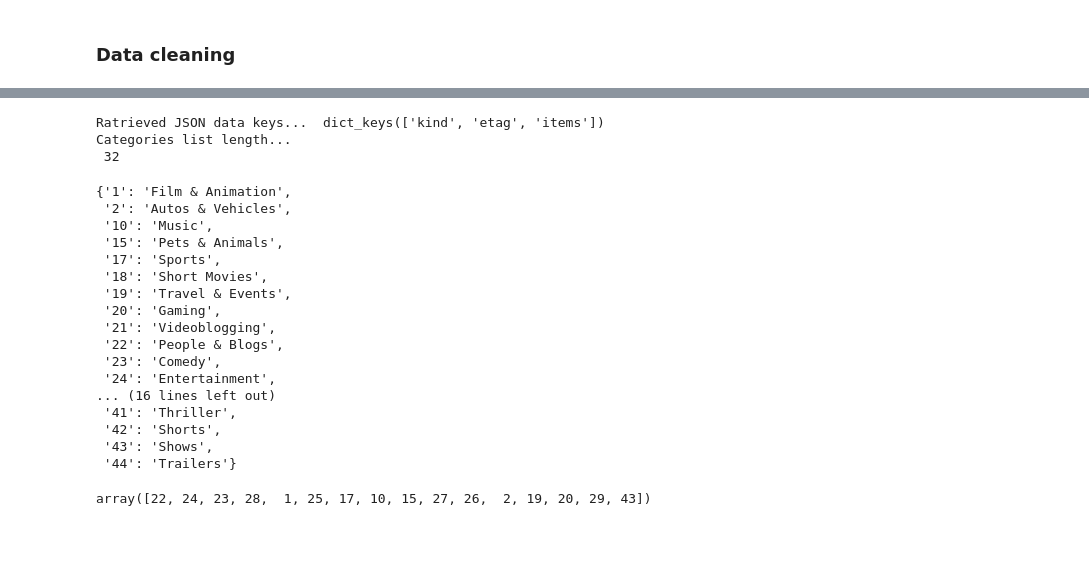
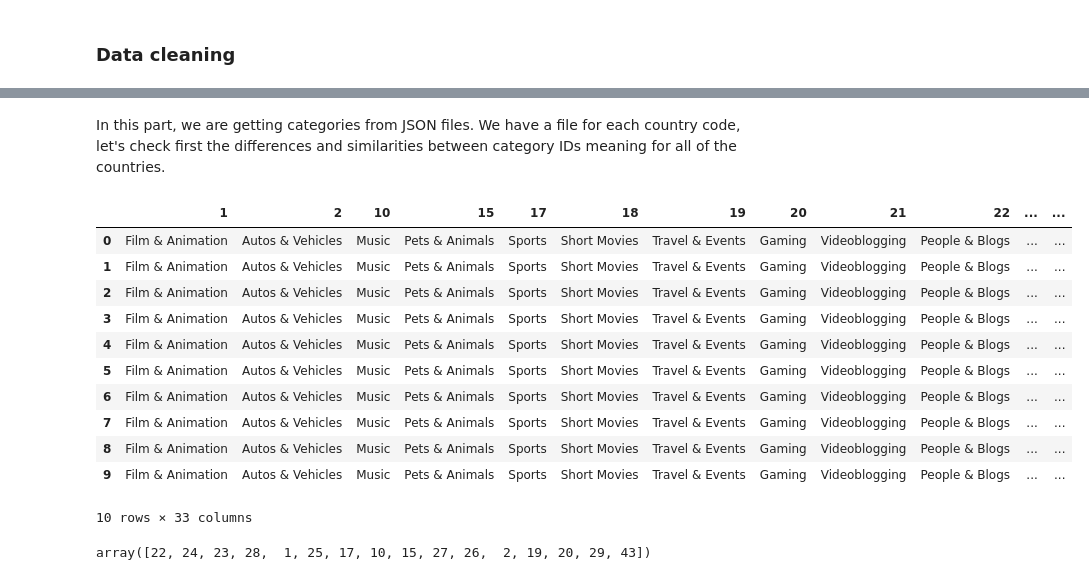
Before and after one commit to soumeyademil/EDA-Trending-Ytb-Videos, a Jupyter notebook: EDA_Trending_Ytb_Videos_Dataset.ipynb, the cells around one changed output, grey strips where cells are left out. Saved outputs shown, nothing was run; the diff lists cells and outputs as text; code cells hidden in the pictures; blank space fills up the shorter version.

```diff
--- a/EDA_Trending_Ytb_Videos_Dataset.ipynb
+++ b/EDA_Trending_Ytb_Videos_Dataset.ipynb
@@ -81,39 +101,37 @@ ytb_df.head()
 | 2 | 5qpjK5DgCt4 | 2017-11-14 | Racist Superman | Rudy Mancuso, K... | Rudy Mancuso | 23 | 2017-11-12 19:05:24 | racist superman|"rudy"|"mancuso"|... | 3191434 | 146033 | ... |
 | 3 | puqaWrEC7tY | 2017-11-14 | Nickelback Lyrics: Real or Fake? | Good Mythical Morning | 24 | 2017-11-13 11:00:04 | rhett and link|"gmm"|"good mythic... | 343168 | 10172 | ... |
 | 4 | d380meD0W0M | 2017-11-14 | I Dare You: GOING BALD!? | nigahiga | 24 | 2017-11-12 18:01:41 | ryan|"higa"|"higatv"|"nigahiga"|"... | 2095731 | 132235 | ... |
+# %% [markdown]
+In this part, we are getting categories from JSON files. We have a file for each country code, let's check first the differences and similarities between category IDs meaning for all of the countries.
 # %%
 import json
 
-with open('/content/drive/MyDrive/Kaggle/youtube-new/US_category_id.json') as json_file:
+category_df = pd.DataFrame()
+
+for filename in glob.glob(f'{parent_dir}//*.json'):
+  with open(filename) as json_file:
+    country_code = filename.split('/')[-1][:2]
     json_data = json.load(json_file)
+    category_list = json_data['items']
+    # print('Categories list length...\n', len(category_list))
+    category_dict = {el['id']:el['snippet']['title'] for el in category_list}
+    category_dict['country_code'] = country_code
+    category_df = category_df.append(category_dict, ignore_index=True)
 
-print('Ratrieved JSON data keys... ', json_data.keys())
-
-category_list = json_data['items']
-print('Categories list length...\n', len(category_list))
-category_dict = {el['id']:el['snippet']['title'] for el in category_list}
-category_dict
+category_df
 # %% [output]
+|  | 1 | 2 | 10 | 15 | 17 | 18 | 19 | 20 | 21 | 22 | ... | ... |
+| 0 | Film & Animation | Autos & Vehicles | Music | Pets & Animals | Sports | Short Movies | Travel & Events | Gaming | Videoblogging | People & Blogs | ... | ... |
+| 1 | Film & Animation | Autos & Vehicles | Music | Pets & Animals | Sports | Short Movies | Travel & Events | Gaming | Videoblogging | People & Blogs | ... | ... |
+| 2 | Film & Animation | Autos & Vehicles | Music | Pets & Animals | Sports | Short Movies | Travel & Events | Gaming | Videoblogging | People & Blogs | ... | ... |
+| 3 | Film & Animation | Autos & Vehicles | Music | Pets & Animals | Sports | Short Movies | Travel & Events | Gaming | Videoblogging | People & Blogs | ... | ... |
+| 4 | Film & Animation | Autos & Vehicles | Music | Pets & Animals | Sports | Short Movies | Travel & Events | Gaming | Videoblogging | People & Blogs | ... | ... |
+| 5 | Film & Animation | Autos & Vehicles | Music | Pets & Animals | Sports | Short Movies | Travel & Events | Gaming | Videoblogging | People & Blogs | ... | ... |
+| 6 | Film & Animation | Autos & Vehicles | Music | Pets & Animals | Sports | Short Movies | Travel & Events | Gaming | Videoblogging | People & Blogs | ... | ... |
+| 7 | Film & Animation | Autos & Vehicles | Music | Pets & Animals | Sports | Short Movies | Travel & Events | Gaming | Videoblogging | People & Blogs | ... | ... |
+| 8 | Film & Animation | Autos & Vehicles | Music | Pets & Animals | Sports | Short Movies | Travel & Events | Gaming | Videoblogging | People & Blogs | ... | ... |
+| 9 | Film & Animation | Autos & Vehicles | Music | Pets & Animals | Sports | Short Movies | Travel & Events | Gaming | Videoblogging | People & Blogs | ... | ... |
-Ratrieved JSON data keys...  dict_keys(['kind', 'etag', 'items'])
-Categories list length...
- 32
+10 rows × 33 columns
-{'1': 'Film & Animation',
- '2': 'Autos & Vehicles',
- '10': 'Music',
- '15': 'Pets & Animals',
- '17': 'Sports',
- '18': 'Short Movies',
- '19': 'Travel & Events',
- '20': 'Gaming',
- '21': 'Videoblogging',
- '22': 'People & Blogs',
- '23': 'Comedy',
- '24': 'Entertainment',
-... (16 lines left out)
- '41': 'Thriller',
- '42': 'Shorts',
- '43': 'Shows',
- '44': 'Trailers'}
 # %%
 ytb_df.category_id.unique()
 # %% [output]
```
Also changed, not shown: parts of 10 cells of this notebook.
